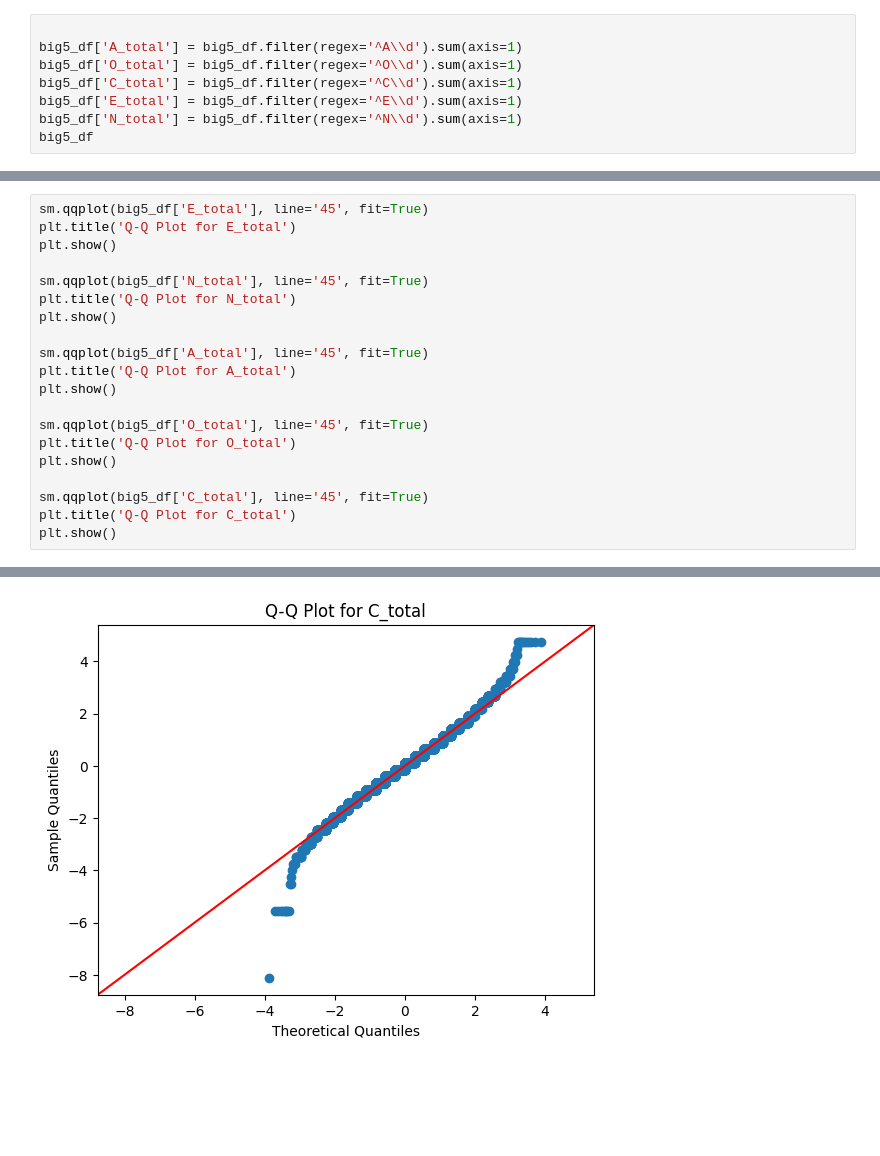
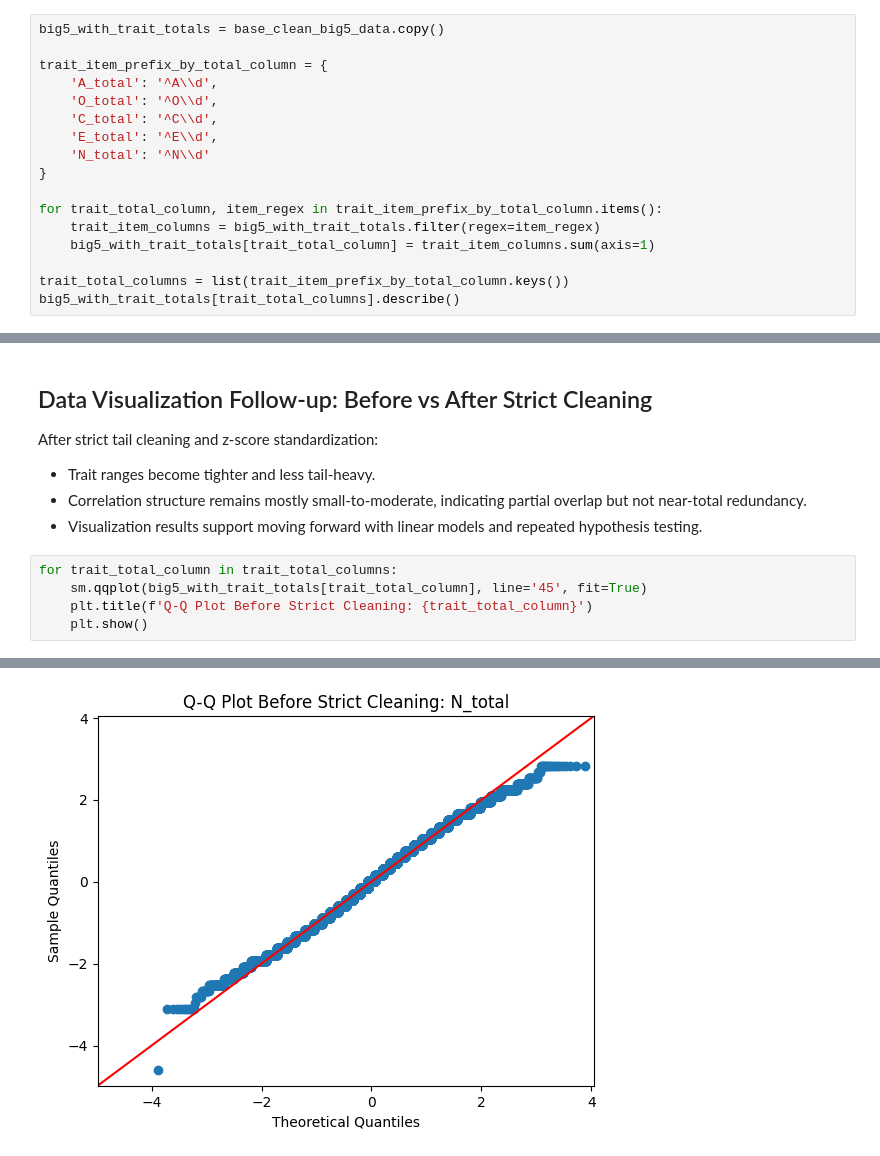
Before and after one commit to OmarDardery/DSM-Project, a Jupyter notebook: oad_big_five.ipynb, the cells around one changed output, grey strips where cells are left out. Cells and saved outputs as stored; diff of their text form; blank space fills up the shorter version.

```diff
--- a/oad_big_five.ipynb
+++ b/oad_big_five.ipynb
@@ -27,9 +76,18 @@ big5_df
 # %%
+big5_with_trait_totals = base_clean_big5_data.copy()
 
-big5_df['A_total'] = big5_df.filter(regex='^A\\d').sum(axis=1)
-big5_df['O_total'] = big5_df.filter(regex='^O\\d').sum(axis=1)
-big5_df['C_total'] = big5_df.filter(regex='^C\\d').sum(axis=1)
-big5_df['E_total'] = big5_df.filter(regex='^E\\d').sum(axis=1)
-big5_df['N_total'] = big5_df.filter(regex='^N\\d').sum(axis=1)
-big5_df
+trait_item_prefix_by_total_column = {
+    'A_total': '^A\\d',
+    'O_total': '^O\\d',
+    'C_total': '^C\\d',
+    'E_total': '^E\\d',
+    'N_total': '^N\\d'
+}
+
+for trait_total_column, item_regex in trait_item_prefix_by_total_column.items():
+    trait_item_columns = big5_with_trait_totals.filter(regex=item_regex)
+    big5_with_trait_totals[trait_total_column] = trait_item_columns.sum(axis=1)
+
+trait_total_columns = list(trait_item_prefix_by_total_column.keys())
+big5_with_trait_totals[trait_total_columns].describe()
 # %% [output]
@@ -54,21 +122,14 @@ plt.show()
+# %% [markdown]
+## Data Visualization Follow-up: Before vs After Strict Cleaning
+
+After strict tail cleaning and z-score standardization:
+
+- Trait ranges become tighter and less tail-heavy.
+- Correlation structure remains mostly small-to-moderate, indicating partial overlap but not near-total redundancy.
+- Visualization results support moving forward with linear models and repeated hypothesis testing.
 # %%
-sm.qqplot(big5_df['E_total'], line='45', fit=True)
-plt.title('Q-Q Plot for E_total')
-plt.show()
-
-sm.qqplot(big5_df['N_total'], line='45', fit=True)
-plt.title('Q-Q Plot for N_total')
-plt.show()
-
-sm.qqplot(big5_df['A_total'], line='45', fit=True)
-plt.title('Q-Q Plot for A_total')
-plt.show()
-
-sm.qqplot(big5_df['O_total'], line='45', fit=True)
-plt.title('Q-Q Plot for O_total')
-plt.show()
-
-sm.qqplot(big5_df['C_total'], line='45', fit=True)
-plt.title('Q-Q Plot for C_total')
-plt.show()
+for trait_total_column in trait_total_columns:
+    sm.qqplot(big5_with_trait_totals[trait_total_column], line='45', fit=True)
+    plt.title(f'Q-Q Plot Before Strict Cleaning: {trait_total_column}')
+    plt.show()
 # %% [output]
@@ -79 +140 @@ plt.show()
-[figure, old version]
+[figure, new version]
```
Also changed, not shown: parts of 23 cells of this notebook, 2 other files.
